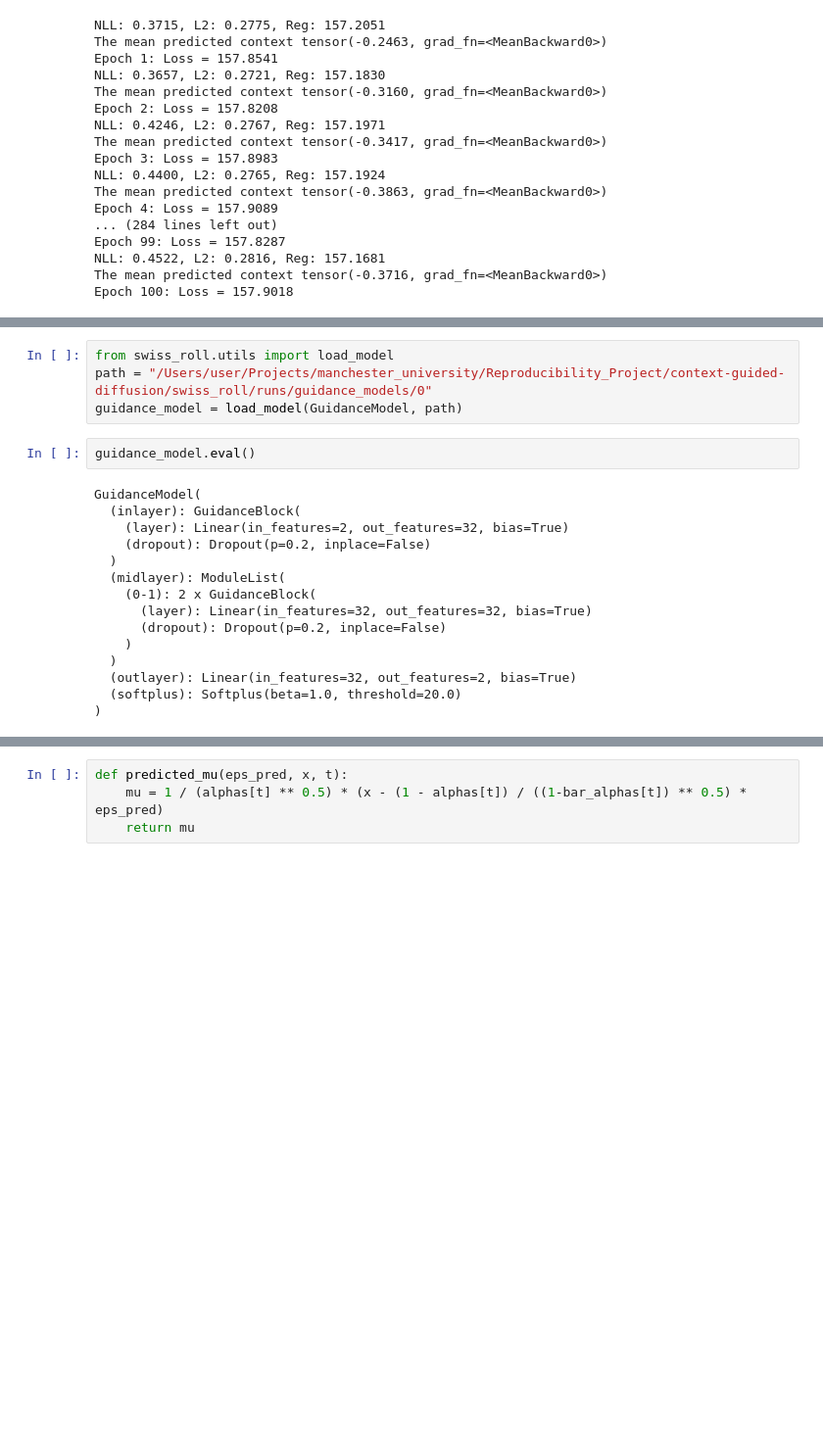
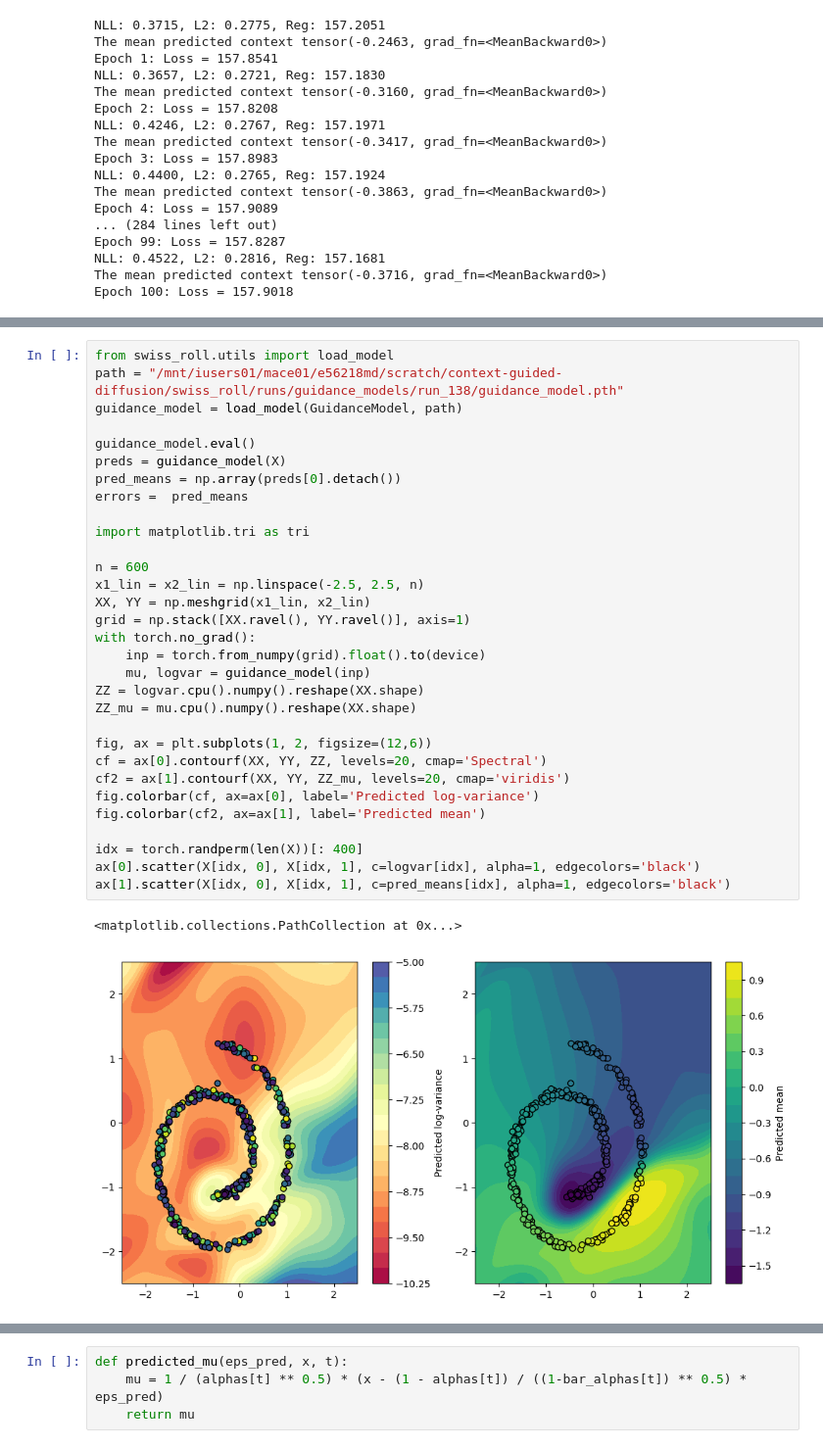
Before and after one commit to Detriatis/context-guided-diffusion, a Jupyter notebook: swiss_roll/src/swiss_roll/swiss_roll.ipynb, the cells around one changed output, grey strips where cells are left out. Shown at 98% size. Saved outputs shown, nothing was run; the diff lists cells and outputs as text; blank space fills up the shorter version.

```diff
--- a/swiss_roll/src/swiss_roll/swiss_roll.ipynb
+++ b/swiss_roll/src/swiss_roll/swiss_roll.ipynb
@@ -475,21 +475,34 @@ plt.colorbar()
-# %%
-from swiss_roll.utils import load_model
-path = "/Users/user/Projects/manchester_university/Reproducibility_Project/context-guided-diffusion/swiss_roll/runs/guidance_models/0"
-guidance_model = load_model(GuidanceModel, path)
 # %%
+from swiss_roll.utils import load_model
+path = "/mnt/iusers01/mace01/e56218md/scratch/context-guided-diffusion/swiss_roll/runs/guidance_models/run_138/guidance_model.pth"
+guidance_model = load_model(GuidanceModel, path)
+
 guidance_model.eval()
+preds = guidance_model(X)
+pred_means = np.array(preds[0].detach())
+errors =  pred_means
+
+import matplotlib.tri as tri
+
+n = 600
+x1_lin = x2_lin = np.linspace(-2.5, 2.5, n)
+XX, YY = np.meshgrid(x1_lin, x2_lin)
+grid = np.stack([XX.ravel(), YY.ravel()], axis=1)
+with torch.no_grad():
+    inp = torch.from_numpy(grid).float().to(device)
+    mu, logvar = guidance_model(inp)
+ZZ = logvar.cpu().numpy().reshape(XX.shape)
+ZZ_mu = mu.cpu().numpy().reshape(XX.shape)
+
+fig, ax = plt.subplots(1, 2, figsize=(12,6))
+cf = ax[0].contourf(XX, YY, ZZ, levels=20, cmap='Spectral')
+cf2 = ax[1].contourf(XX, YY, ZZ_mu, levels=20, cmap='viridis')
+fig.colorbar(cf, ax=ax[0], label='Predicted log-variance')
+fig.colorbar(cf2, ax=ax[1], label='Predicted mean')
+
+idx = torch.randperm(len(X))[: 400]
+ax[0].scatter(X[idx, 0], X[idx, 1], c=logvar[idx], alpha=1, edgecolors='black')
+ax[1].scatter(X[idx, 0], X[idx, 1], c=pred_means[idx], alpha=1, edgecolors='black')
 # %% [output]
-GuidanceModel(
-  (inlayer): GuidanceBlock(
-    (layer): Linear(in_features=2, out_features=32, bias=True)
-    (dropout): Dropout(p=0.2, inplace=False)
-  )
-  (midlayer): ModuleList(
-    (0-1): 2 x GuidanceBlock(
-      (layer): Linear(in_features=32, out_features=32, bias=True)
-      (dropout): Dropout(p=0.2, inplace=False)
-    )
-  )
-  (outlayer): Linear(in_features=32, out_features=2, bias=True)
-  (softplus): Softplus(beta=1.0, threshold=20.0)
-)
+<matplotlib.collections.PathCollection at 0x...>
+[figure, added]
```
Also changed, not shown: parts of 6 cells of this notebook.
